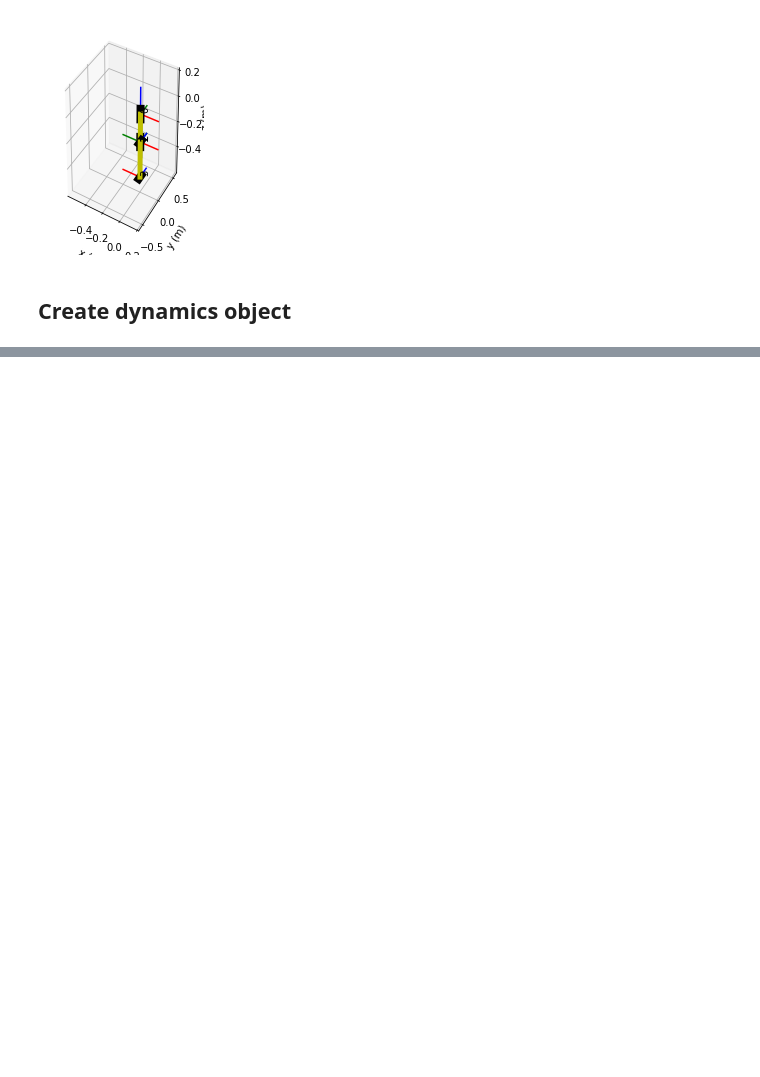
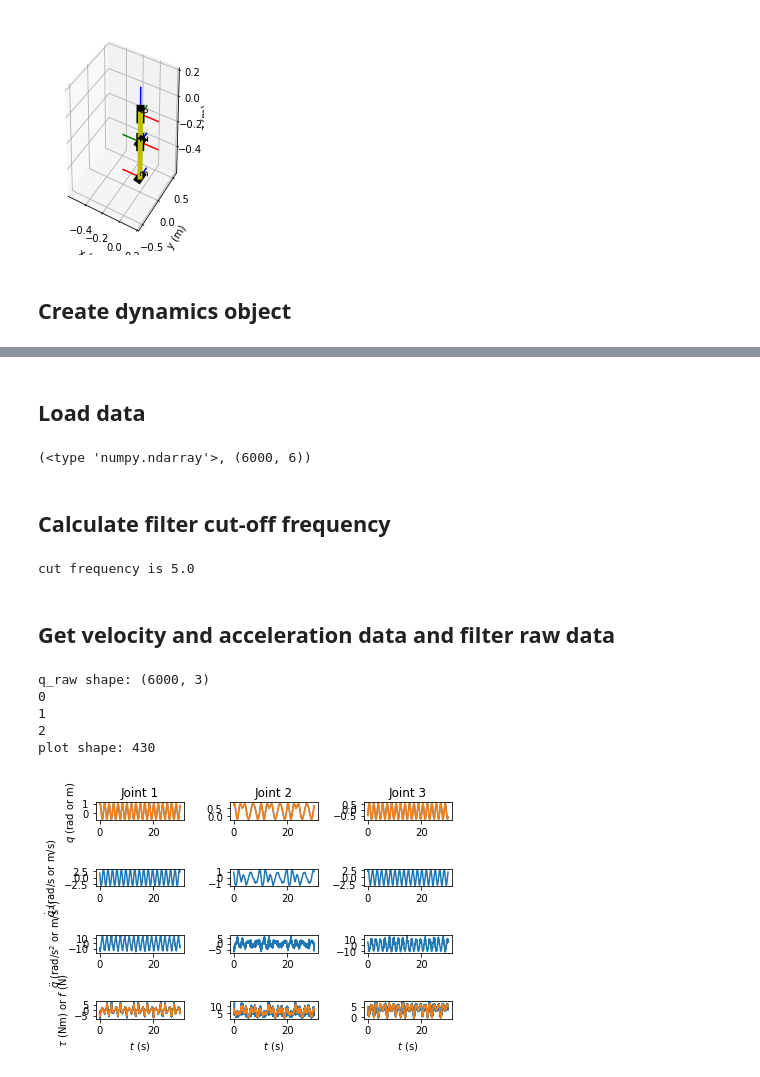
Before and after one commit to WPI-AIM/dvrk_dynamics_identification, a Jupyter notebook: main.ipynb, the cells around one changed output, grey strips where cells are left out. Drawn from its saved outputs; the diff is of its cells as text; code cells hidden in the pictures; blank space fills up the shorter version.

```diff
--- a/main.ipynb
+++ b/main.ipynb
@@ -131,0 +152,32 @@ with open(dof_order_bf_x_dir, 'wr') as f:
+# %% [markdown]
+## Load data
+# %%
+trajectory_data_file = trajectory_folder + 'test.csv'
+trajectory_sampling_rate = 200
+t, q_raw, tau_raw = load_trajectory_data(trajectory_data_file, trajectory_sampling_rate)
+dof = q_raw.shape[1]
+# %% [output]
+(<type 'numpy.ndarray'>, (6000, 6))
+# %% [markdown]
+## Calculate filter cut-off frequency
+# %%
+fc_mult = 10.0
+wf = 0.1
+order = 5
+fc = wf * order * fc_mult
+print("cut frequency is {}".format(fc))
+# %% [output]
+cut frequency is 5.0
+# %% [markdown]
+## Get velocity and acceleration data and filter raw data
+# %%
+t_cut, q_f, dq_f, ddq_f, tau_f, q_raw_cut, tau_raw_cut = diff_and_filt_data(dof, 1.0/trajectory_sampling_rate, t,
+                                                                        q_raw, tau_raw, fc, fc, fc, fc)
+plot_trajectory_data(t_cut, q_raw_cut, q_f, dq_f, ddq_f, tau_raw_cut, tau_f)
+# %% [output]
+q_raw shape: (6000, 3)
+0
+1
+2
+plot shape: 430
+[figure, added]
```
Also changed, not shown: parts of 29 cells of this notebook, 3 other files.
